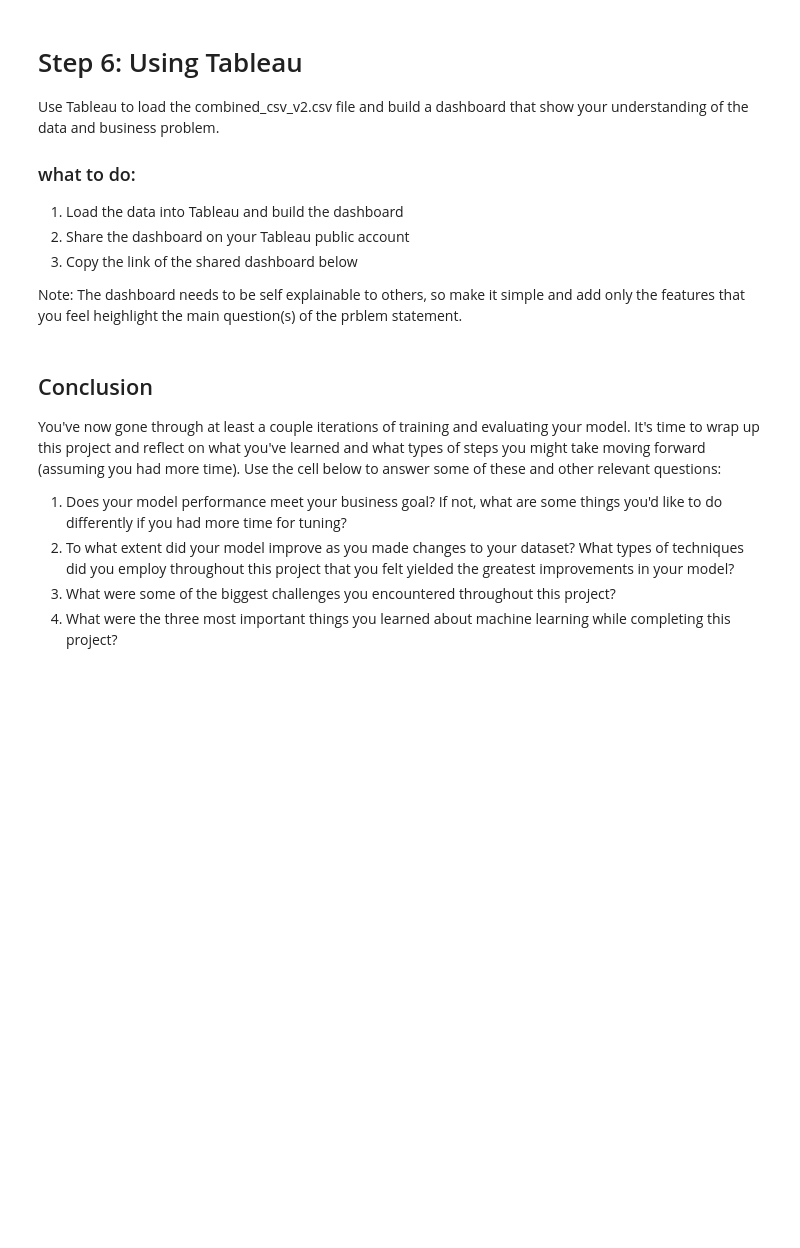
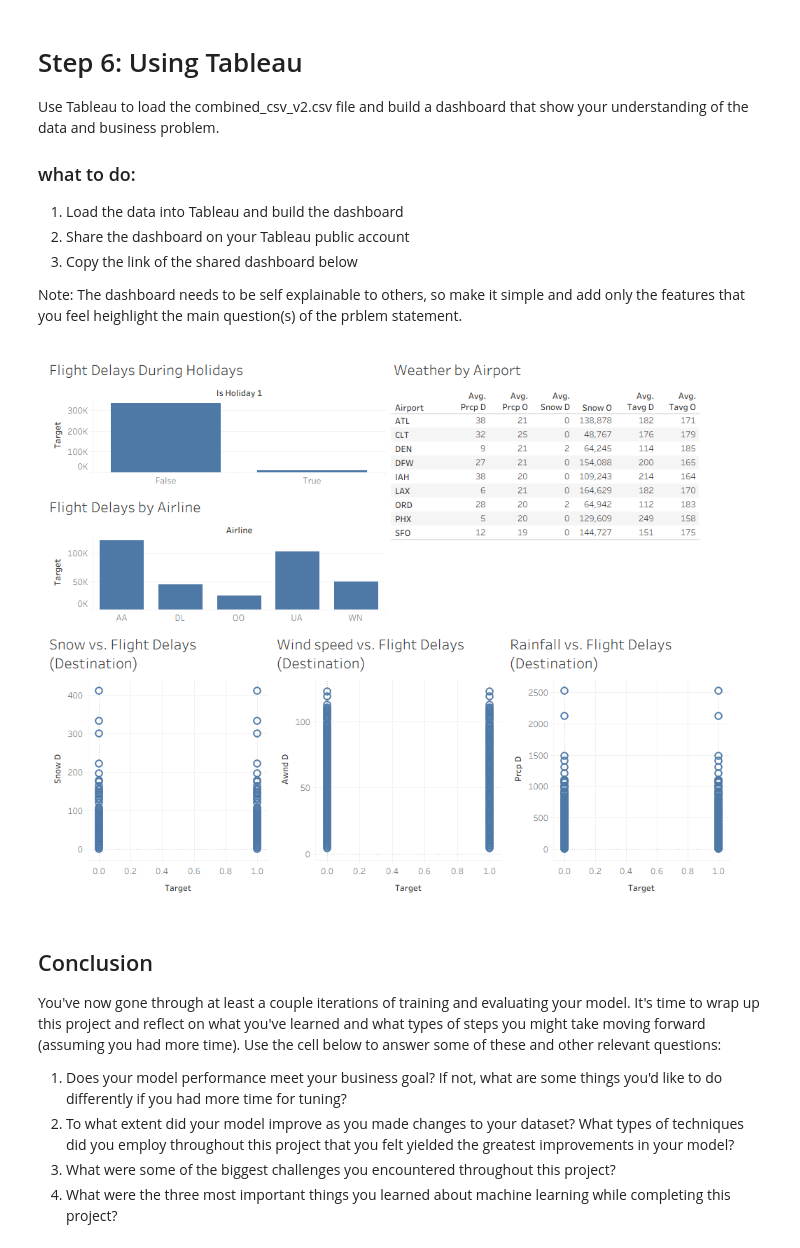
Before and after one commit to nigelcheong/dsts-final-project, a Jupyter notebook: onpremises.ipynb, the cells around one changed output. Cells and saved outputs as stored; diff of their text form; code cells hidden in the pictures; blank space fills up the shorter version.

```diff
--- a/onpremises.ipynb
+++ b/onpremises.ipynb
@@ -1425,13 +1425,16 @@ Note: The dashboard needs to be self explainable to others, so make it simple an
 # copy the link here
 # %%
 from PIL import Image
+from IPython.display import display
 
 # Path to your image
 img_path = "dashboard/Dashboard 1.png"
 
-# Open and display
+# Open and display inline
 img = Image.open(img_path)
-img.show()
+display(img)
+# %% [output]
+[figure, added]
 # %% [markdown]
 ## Conclusion
 
```
